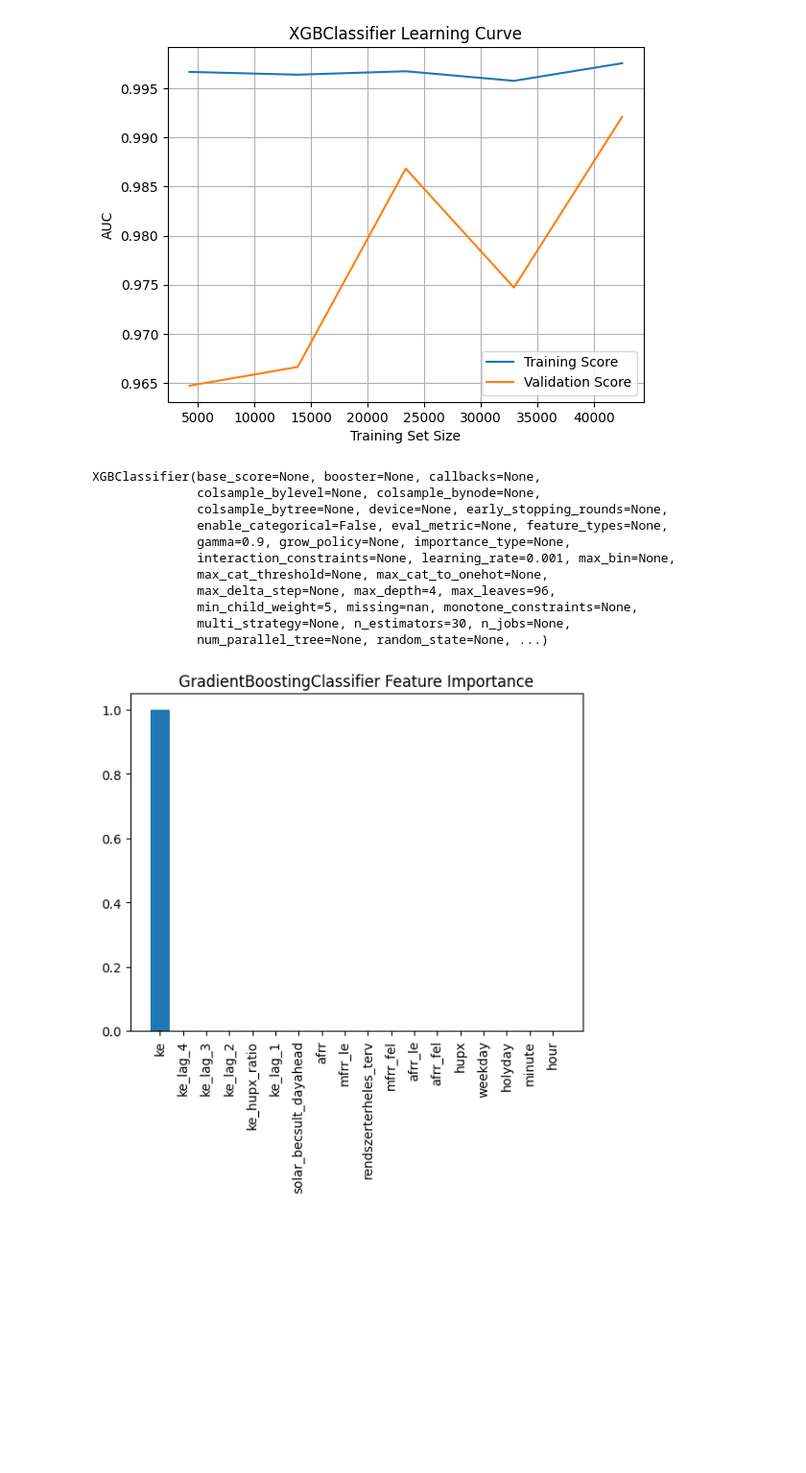
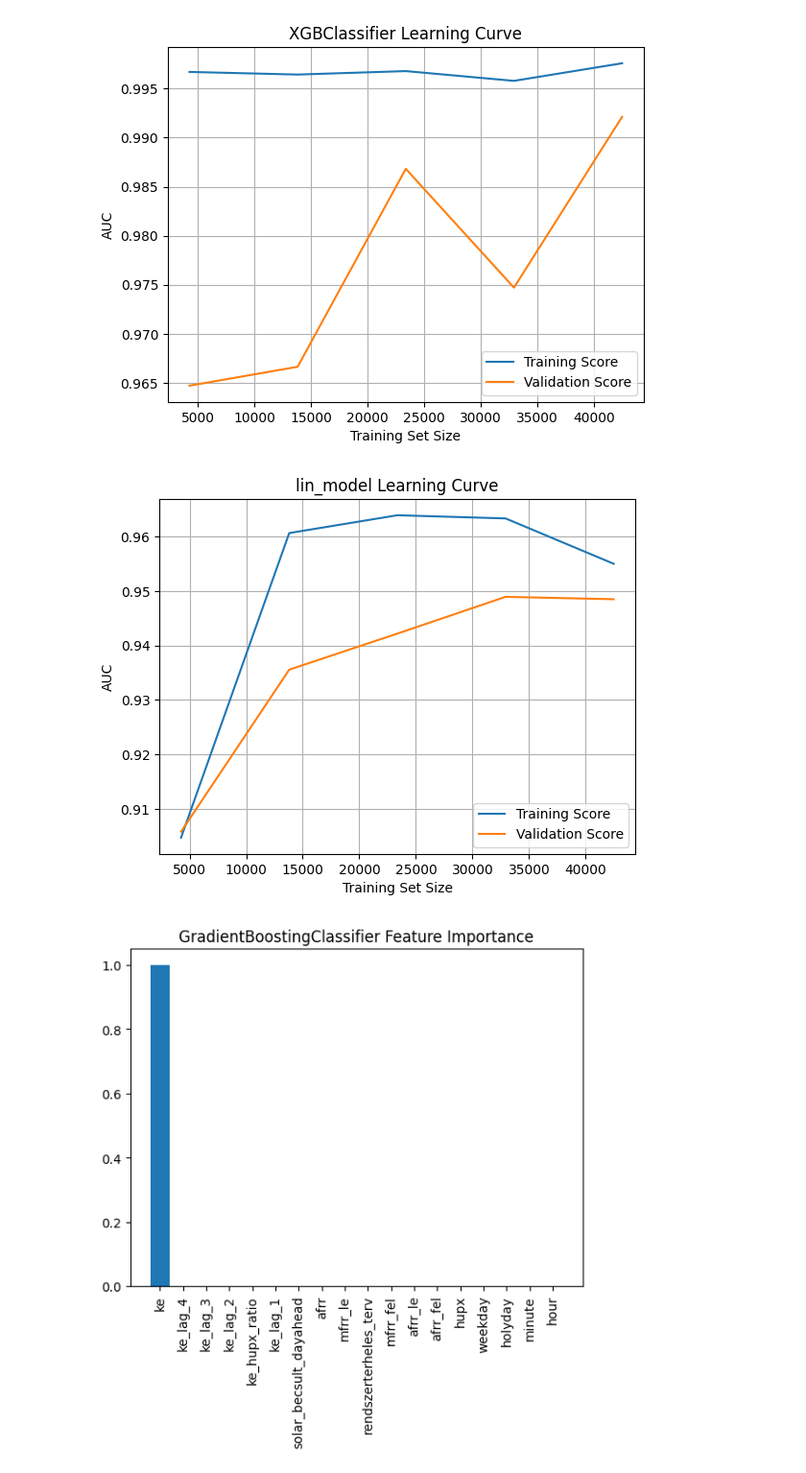
Before and after one commit to LaszloAbrok/BME-TMIT-DataScience-Competition-2024, a Jupyter notebook: competition_solution.ipynb, the cells around one changed output. Shown: that part at 96% size. Saved outputs shown, nothing was run; the diff lists cells and outputs as text; code cells hidden in the pictures; blank space fills up the shorter version.

```diff
--- a/competition_solution.ipynb
+++ b/competition_solution.ipynb
@@ -145,22 +184,25 @@ plt.grid()
 plt.show()
 # %% [output]
 [figure]
-# %%
-gb_model.fit(X_train_smote, y_train_smote)
-rf_model.fit(X_train_smote, y_train_smote)
-xgb_model.fit(X_train_smote, y_train_smote)
-# %% [output]
-XGBClassifier(base_score=None, booster=None, callbacks=None,
-              colsample_bylevel=None, colsample_bynode=None,
-              colsample_bytree=None, device=None, early_stopping_rounds=None,
-              enable_categorical=False, eval_metric=None, feature_types=None,
-              gamma=0.9, grow_policy=None, importance_type=None,
-              interaction_constraints=None, learning_rate=0.001, max_bin=None,
-              max_cat_threshold=None, max_cat_to_onehot=None,
-              max_delta_step=None, max_depth=4, max_leaves=96,
-              min_child_weight=5, missing=nan, monotone_constraints=None,
-              multi_strategy=None, n_estimators=30, n_jobs=None,
-              num_parallel_tree=None, random_state=None, ...)
+# %%
+from sklearn.model_selection import learning_curve
+
+train_sizes, train_scores, test_scores = learning_curve(
+    lin_model, X_train, y_train, cv=5, scoring='roc_auc', n_jobs=-1)
+
+train_mean = np.mean(train_scores, axis=1)
+test_mean = np.mean(test_scores, axis=1)
+
+plt.plot(train_sizes, train_mean, label='Training Score')
+plt.plot(train_sizes, test_mean, label='Validation Score')
+plt.xlabel('Training Set Size')
+plt.ylabel('AUC')
+plt.title('lin_model Learning Curve')
+plt.legend()
+plt.grid()
+plt.show()
+# %% [output]
+[figure, added]
 # %%
 importances = gb_model.feature_importances_
 indices = np.argsort(importances)[::-1]
```
Also changed, not shown: parts of 17 cells of this notebook, 1 other file.
